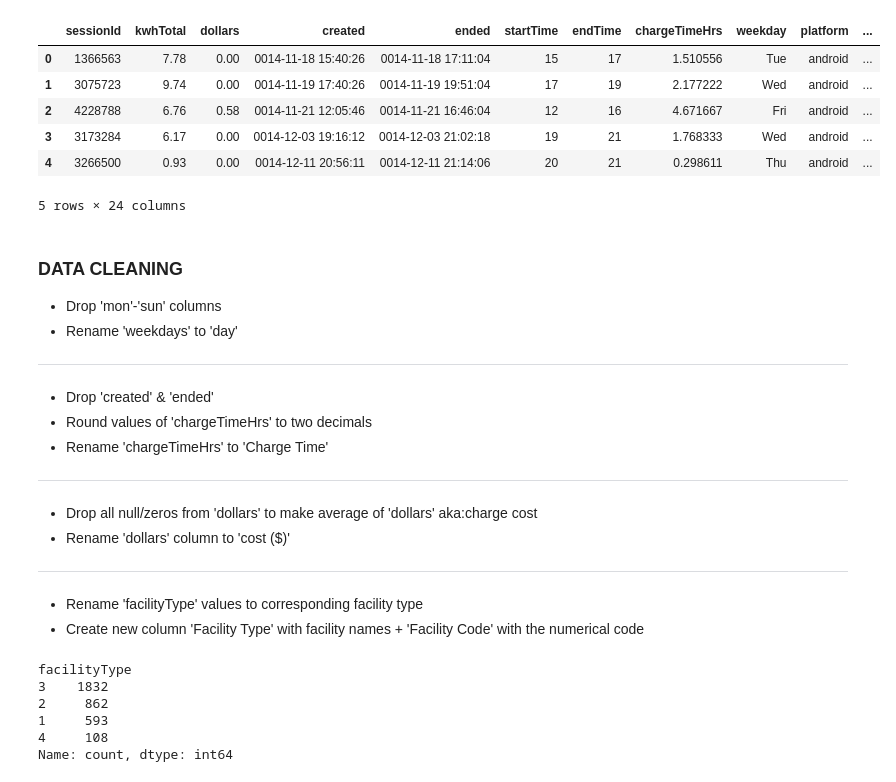
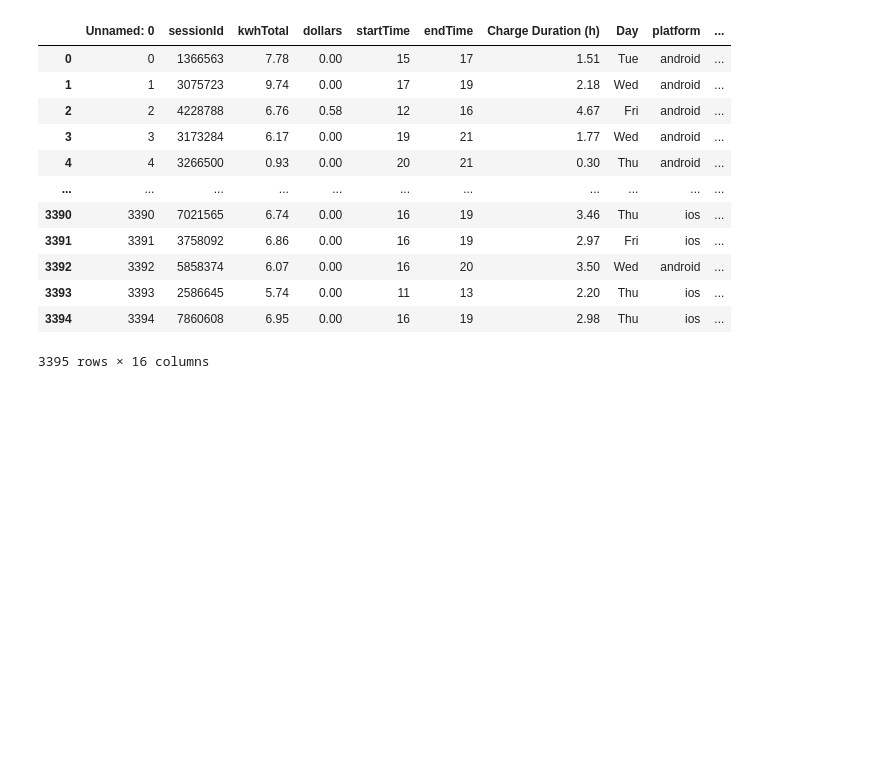
Before and after one commit to Lucien-Stephane-Ld/IRONHACK-Project-04, a Jupyter notebook: project-04-data-data-plotting.ipynb, the cells around one changed output. Drawn from its saved outputs; the diff is of its cells as text; code cells hidden in the pictures; blank space fills up the shorter version.

Commit message:
Clean data set + updated ipynb files

```diff
--- a/project-04-data-data-plotting.ipynb
+++ b/project-04-data-data-plotting.ipynb
@@ -4,40 +4,19 @@ import matplotlib.pyplot as plt
 import numpy as np
 import math
 # %%
-df = pd.read_csv('data_electric_car_charge.csv')
-df.head()
+df = pd.read_csv('electric_cars_clean_data.csv', sep=',')
+df
 # %% [output]
-|  | sessionId | kwhTotal | dollars | created | ended | startTime | endTime | chargeTimeHrs | weekday | platform | ... |
-| 0 | 1366563 | 7.78 | 0.00 | 0014-11-18 15:40:26 | 0014-11-18 17:11:04 | 15 | 17 | 1.510556 | Tue | android | ... |
-| 1 | 3075723 | 9.74 | 0.00 | 0014-11-19 17:40:26 | 0014-11-19 19:51:04 | 17 | 19 | 2.177222 | Wed | android | ... |
-| 2 | 4228788 | 6.76 | 0.58 | 0014-11-21 12:05:46 | 0014-11-21 16:46:04 | 12 | 16 | 4.671667 | Fri | android | ... |
-| 3 | 3173284 | 6.17 | 0.00 | 0014-12-03 19:16:12 | 0014-12-03 21:02:18 | 19 | 21 | 1.768333 | Wed | android | ... |
-| 4 | 3266500 | 0.93 | 0.00 | 0014-12-11 20:56:11 | 0014-12-11 21:14:06 | 20 | 21 | 0.298611 | Thu | android | ... |
+|  | Unnamed: 0 | sessionId | kwhTotal | dollars | startTime | endTime | Charge Duration (h) | Day | platform | ... |
+| 0 | 0 | 1366563 | 7.78 | 0.00 | 15 | 17 | 1.51 | Tue | android | ... |
+| 1 | 1 | 3075723 | 9.74 | 0.00 | 17 | 19 | 2.18 | Wed | android | ... |
+| 2 | 2 | 4228788 | 6.76 | 0.58 | 12 | 16 | 4.67 | Fri | android | ... |
+| 3 | 3 | 3173284 | 6.17 | 0.00 | 19 | 21 | 1.77 | Wed | android | ... |
+| 4 | 4 | 3266500 | 0.93 | 0.00 | 20 | 21 | 0.30 | Thu | android | ... |
+| ... | ... | ... | ... | ... | ... | ... | ... | ... | ... | ... |
+| 3390 | 3390 | 7021565 | 6.74 | 0.00 | 16 | 19 | 3.46 | Thu | ios | ... |
+| 3391 | 3391 | 3758092 | 6.86 | 0.00 | 16 | 19 | 2.97 | Fri | ios | ... |
+| 3392 | 3392 | 5858374 | 6.07 | 0.00 | 16 | 20 | 3.50 | Wed | android | ... |
+| 3393 | 3393 | 2586645 | 5.74 | 0.00 | 11 | 13 | 2.20 | Thu | ios | ... |
+| 3394 | 3394 | 7860608 | 6.95 | 0.00 | 16 | 19 | 2.98 | Thu | ios | ... |
-5 rows × 24 columns
+3395 rows × 16 columns
-# %% [markdown]
-### DATA CLEANING
-
-* Drop 'mon'-'sun' columns
-* Rename 'weekdays' to 'day'
-____
-
-* Drop 'created' & 'ended'
-* Round values of 'chargeTimeHrs' to two decimals
-* Rename 'chargeTimeHrs' to 'Charge Time'
-____
-
-* Drop all null/zeros from 'dollars' to make average of 'dollars' aka:charge cost
-* Rename 'dollars' column to 'cost ($)'
-____
-
-* Rename 'facilityType' values to corresponding facility type
-* Create new column 'Facility Type' with facility names + 'Facility Code' with the numerical code
-# %%
-df.value_counts("facilityType")
-# %% [output]
-facilityType
-3    1832
-2     862
-1     593
-4     108
-Name: count, dtype: int64
```
Also changed, not shown: parts of 6 cells of this notebook, 2 other files.
